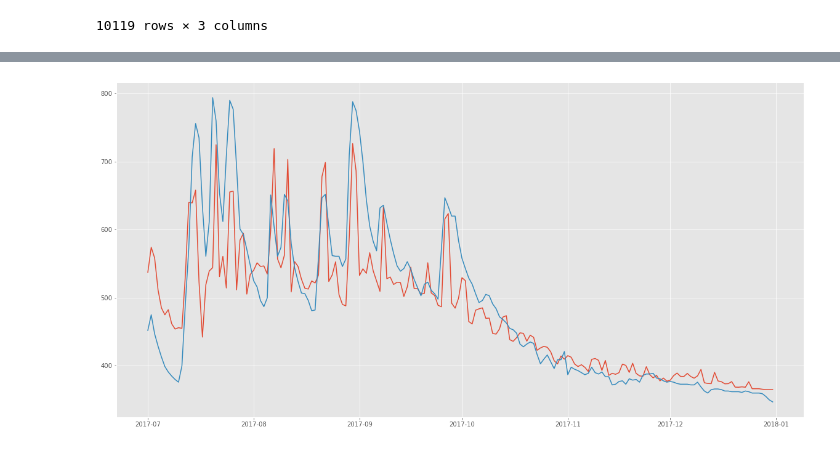
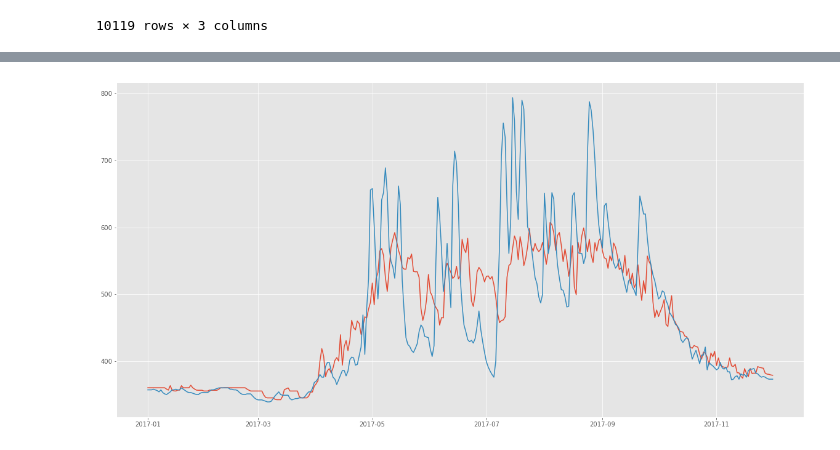
Before and after one commit to stepanplaunov/NoFloodWithAIJ, a Jupyter notebook: DataPreprocessing.ipynb, the cells around one changed output, grey strips where cells are left out. Saved outputs shown, nothing was run; the diff lists cells and outputs as text; code cells hidden in the pictures.

```diff
--- a/DataPreprocessing.ipynb
+++ b/DataPreprocessing.ipynb
@@ -261,2 +196,2 @@ KeyError: "None of [Index(['snow_height_ma', 'ice_thickness_ma'], dtype='object'
 # %%
-df = pd.concat([hydro_df, meteo_df.reindex(hydro_df.index)], axis = 1)
+df = pd.concat([hydro_df, meteo_df.reindex(hydro_df.index), ice_df.reindex(hydro_df.index)], axis = 1)
@@ -265,8 +200,15 @@ Baseline
 # %%
 from rdm_helpers import TimeSeriesExtracter
 df = TimeSeriesExtracter(['stage_delta', 'temp','precipitation_amount', 'temperature_ground', 'stage_max'],# 'humidity'], #+ ['prev_' + str(i) for i in range(4)],
-                    [10,10,10,10,10],
+                    [0,0,0,0,0],
                     [4,4,10,8,10]).fit_transform(df)
+lag = 5
+df['stage_max'] = df['stage_max'].shift(-lag)
+df['doy'] = df['doy'].shift(-lag)
+df['seasonality'] = df['seasonality'].shift(-lag)
+df['humidity'] = df['humidity'].shift(-max(7, lag))
+df['ice_thickness_ma'] = df['ice_thickness_ma'].shift(-lag)
+df['snow_height_ma'] = df['snow_height_ma'].shift(-lag)
 # %%
 df = df['1987-01-01':]
 # %%
@@ -300,9 +222,9 @@ label_name = 'stage_max'
 from sklearn.model_selection import train_test_split
 train_end = '2016-12-31'
 test_start = '2017-01-01'
-# test_end = '2017-11-11'
+test_end = '2017-12-21'
 
-X = df.drop(['temp', 'stage_delta', 'precipitation_amount', 'temperature_ground', 'temperature_air', label_name], axis = 1)
+X = df.drop(['temp', 'stage_delta', 'precipitation_amount', 'temperature_ground', 'temperature_air', 'congestion_up', 'congestion_down', label_name], axis = 1)
 Y = df[label_name]
 
-X_train, X_test, y_train, y_test = X[:train_end], X[test_start:], Y[:train_end], Y[test_start:] #train_test_split(df.drop([label_name], axis = 1), df[label_name], train_size=0.75, random_state=random_state)
+X_train, X_test, y_train, y_test = X[:train_end], X[test_start:test_end], Y[:train_end], Y[test_start:test_end] #train_test_split(df.drop([label_name], axis = 1), df[label_name], train_size=0.75, random_state=random_state)
@@ -309,15 +251,7 @@ X_train, X_test, y_train, y_test = X[:train_end], X[test_start:], Y[:train_end],
 # %%
 import lightgbm as lgb
 
-def custom_RMSE(y_true, y_pred):
-    squared_residual = 2 * (y_pred - y_true)
-    grad = squared_residual
-    hess = np.ones(len(y_true))
-    return grad, hess
-
 parameters = {
-#     'task': 'train',
-#     'boosting_type': 'gbdt',
      'objective': 'rmse',
      'random_state': 42,
      'metric': ['l2', 'mae', 'mse'],
@@ -325,12 +259,10 @@ parameters = {
      'learning_rate': 0.004,
      'feature_fraction': 0.8,
      'bagging_fraction': 0.4,
-#     'bagging_freq': 10,
-     "n_estimators":1000,
+     "n_estimators":1500,
      "max_depth": 8,
      "num_leaves": 32,
-     "max_bin": 32,
-     "n_jobs": 4,
+     "max_bin": 64,
      "random_state": random_state,
      "early_stopping_rounds":100,
 
@@ -346,7 +278,6 @@ model.fit(
     X_train,
     y_train,
     eval_set=[(X_test, y_test)],
-#     random_state = random_state,
-    verbose=True,
+    verbose=False,
 )
 # %% [output]
@@ -362,6 +298,6 @@ NameError: name 'model' is not defined
 # %%
 res = pd.DataFrame(y_test.copy())
 res['predicted'] = predict
-plot_series(res['2017-07-01': ], cols = ['predicted', 'stage_max'])
+plot_series(res['2017-01-01':"2017-12-01"], cols = ['predicted', 'stage_max'])
 # %% [output]
-[figure, old version]
+[figure, new version]
```
Also changed, not shown: parts of 38 cells of this notebook, 12 other files.
